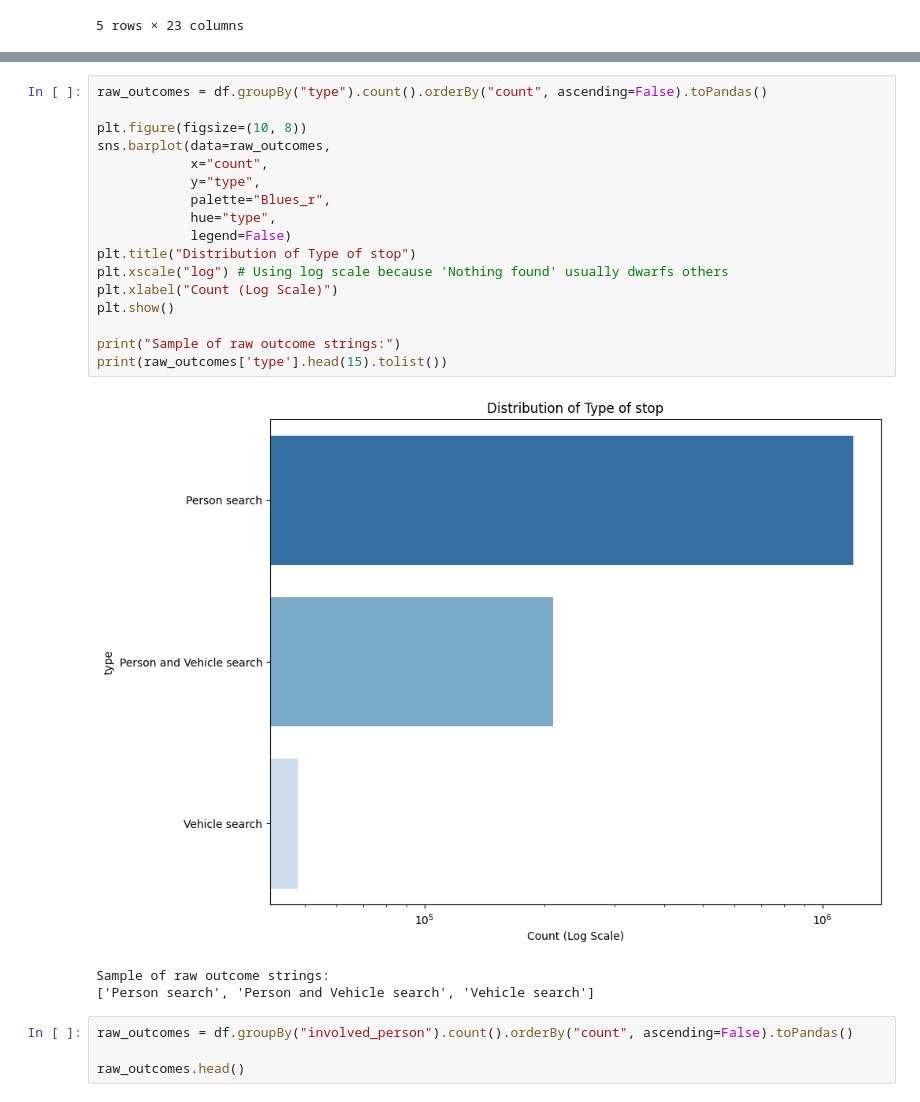
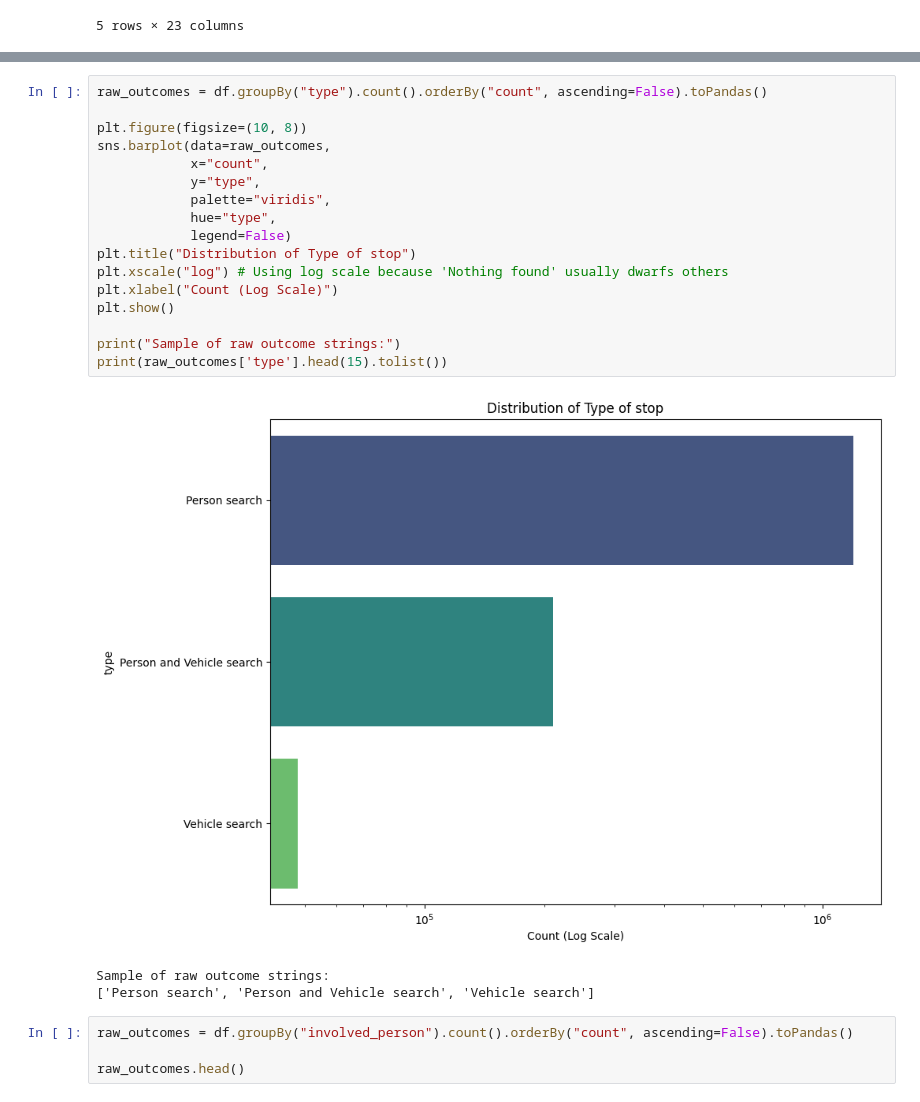
Before and after one commit to Iker-Jauregui/LSDA_Final_Project, a Jupyter notebook: uk_police_notebook.ipynb, the cells around one changed output, grey strips where cells are left out. Cells and saved outputs as stored; diff of their text form.

```diff
--- a/uk_police_notebook.ipynb
+++ b/uk_police_notebook.ipynb
@@ -131,22 +160,22 @@ plt.show()
 # %%
 raw_outcomes = df.groupBy("type").count().orderBy("count", ascending=False).toPandas()
 
 plt.figure(figsize=(10, 8))
 sns.barplot(data=raw_outcomes,
             x="count",
             y="type",
-            palette="Blues_r",
+            palette="viridis",
             hue="type",
             legend=False)
 plt.title("Distribution of Type of stop")
 plt.xscale("log") # Using log scale because 'Nothing found' usually dwarfs others
 plt.xlabel("Count (Log Scale)")
 plt.show()
 
 print("Sample of raw outcome strings:")
 print(raw_outcomes['type'].head(15).tolist())
 # %% [output]
-[figure, old version]
+[figure, new version]
 Sample of raw outcome strings:
 ['Person search', 'Person and Vehicle search', 'Vehicle search']
 # %%
```
Also changed, not shown: parts of 27 cells of this notebook, 4 other files.
